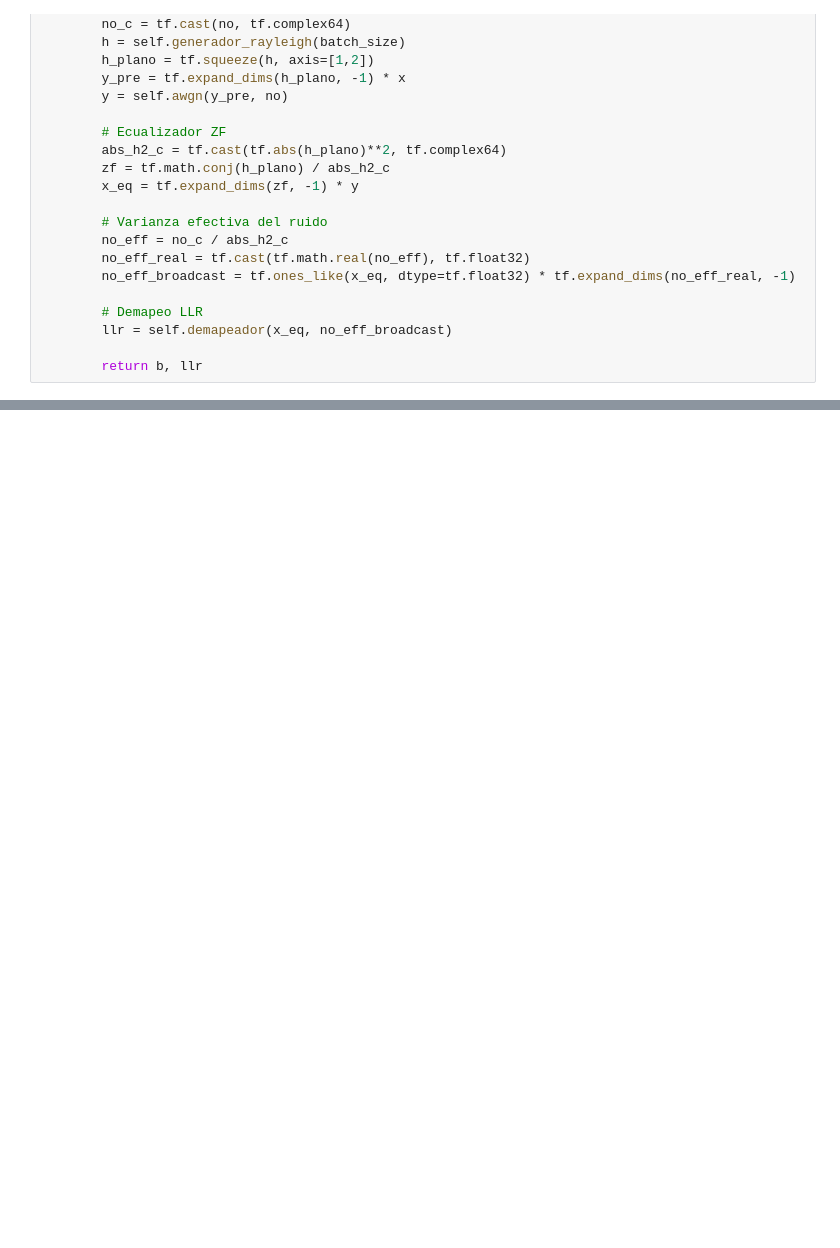
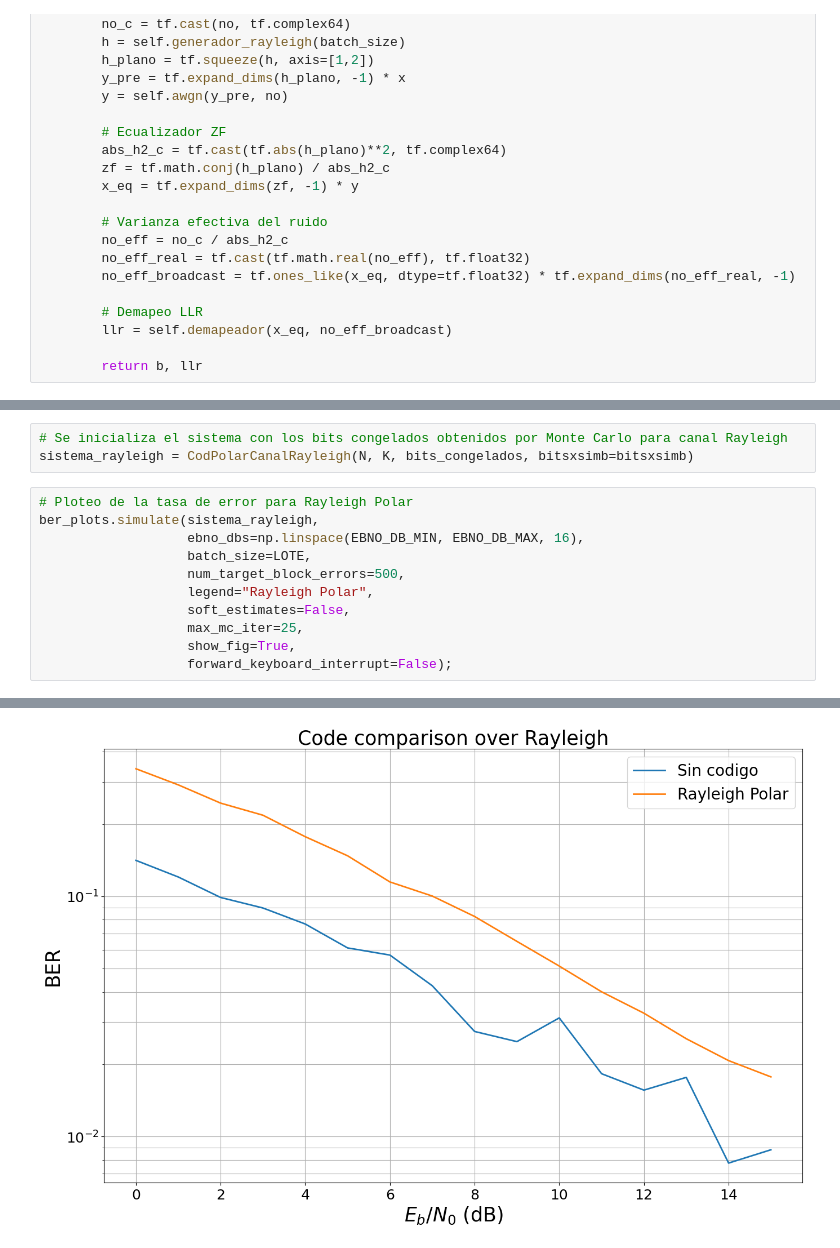
Before and after one commit to niniogolem/MC-channel-simulator-for-coding, a Jupyter notebook: Rayleigh_final.ipynb, the cells around one changed output, grey strips where cells are left out. Saved outputs shown, nothing was run; the diff lists cells and outputs as text; blank space fills up the shorter version.

Commit message:
simulacion rayleigh completa. necesita memoria

```diff
--- a/Rayleigh_final.ipynb
+++ b/Rayleigh_final.ipynb
@@ -91,0 +233,15 @@ EbNo [dB] |        BER |       BLER |  bit errors |    num bits | block errors |
+# %%
+# Se inicializa el sistema con los bits congelados obtenidos por Monte Carlo para canal Rayleigh
+sistema_rayleigh = CodPolarCanalRayleigh(N, K, bits_congelados, bitsxsimb=bitsxsimb)
+# %%
+# Ploteo de la tasa de error para Rayleigh Polar
+ber_plots.simulate(sistema_rayleigh,
+                   ebno_dbs=np.linspace(EBNO_DB_MIN, EBNO_DB_MAX, 16),
+                   batch_size=LOTE,
+                   num_target_block_errors=500,
+                   legend="Rayleigh Polar",
+                   soft_estimates=False,
+                   max_mc_iter=25,
+                   show_fig=True,
+                   forward_keyboard_interrupt=False);
+# %% [output]
@@ -91,0 +266 @@ EbNo [dB] |        BER |       BLER |  bit errors |    num bits | block errors |
+[figure, added]
```
Also changed, not shown: parts of 6 cells of this notebook, 5 other files.
